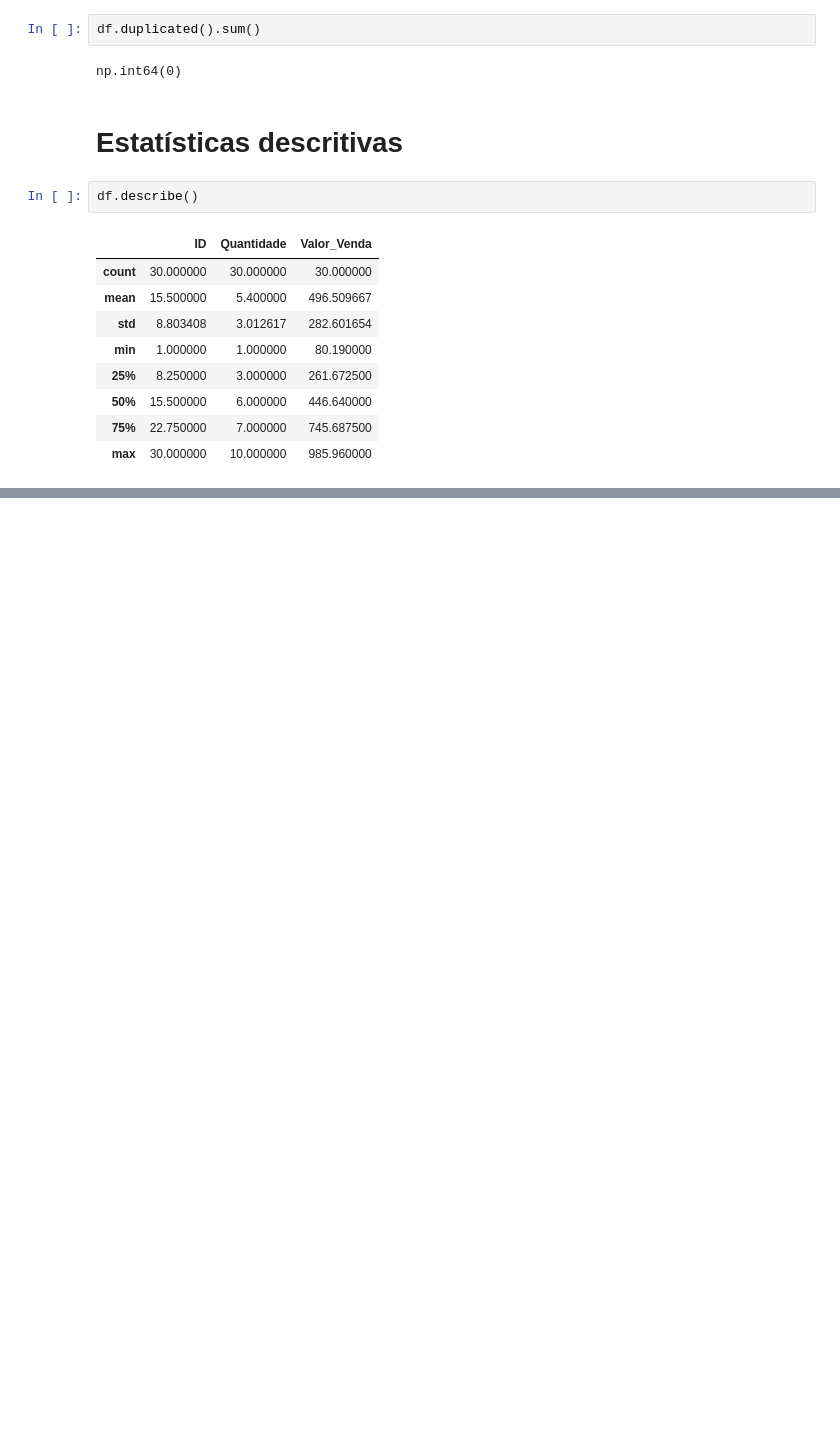
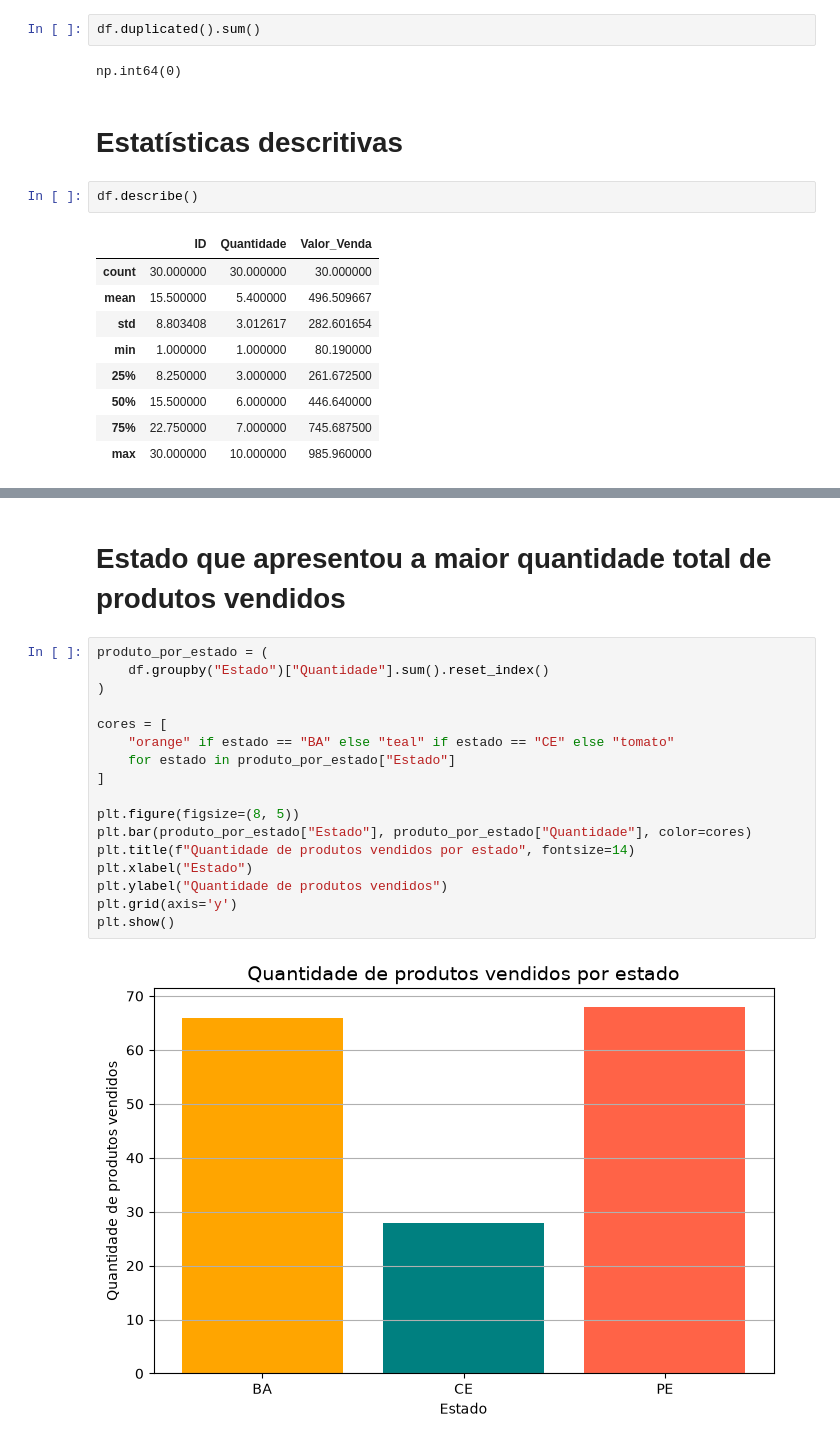
Before and after one commit to Lana230/analise_de_dados, a Jupyter notebook: atividade.ipynb, the cells around one changed output, grey strips where cells are left out. Saved outputs shown, nothing was run; the diff lists cells and outputs as text; blank space fills up the shorter version.

```diff
--- a/atividade.ipynb
+++ b/atividade.ipynb
@@ -65,0 +81,21 @@ df.describe()
+# %% [markdown]
+# Estado que apresentou a maior quantidade total de produtos vendidos
+# %%
+produto_por_estado = (
+    df.groupby("Estado")["Quantidade"].sum().reset_index()
+)
+
+cores = [
+    "orange" if estado == "BA" else "teal" if estado == "CE" else "tomato"
+    for estado in produto_por_estado["Estado"]
+]
+
+plt.figure(figsize=(8, 5))
+plt.bar(produto_por_estado["Estado"], produto_por_estado["Quantidade"], color=cores)
+plt.title(f"Quantidade de produtos vendidos por estado", fontsize=14)
+plt.xlabel("Estado")
+plt.ylabel("Quantidade de produtos vendidos")
+plt.grid(axis='y')
+plt.show()
+# %% [output]
+[figure, added]
```
Also changed, not shown: parts of 7 cells of this notebook.
